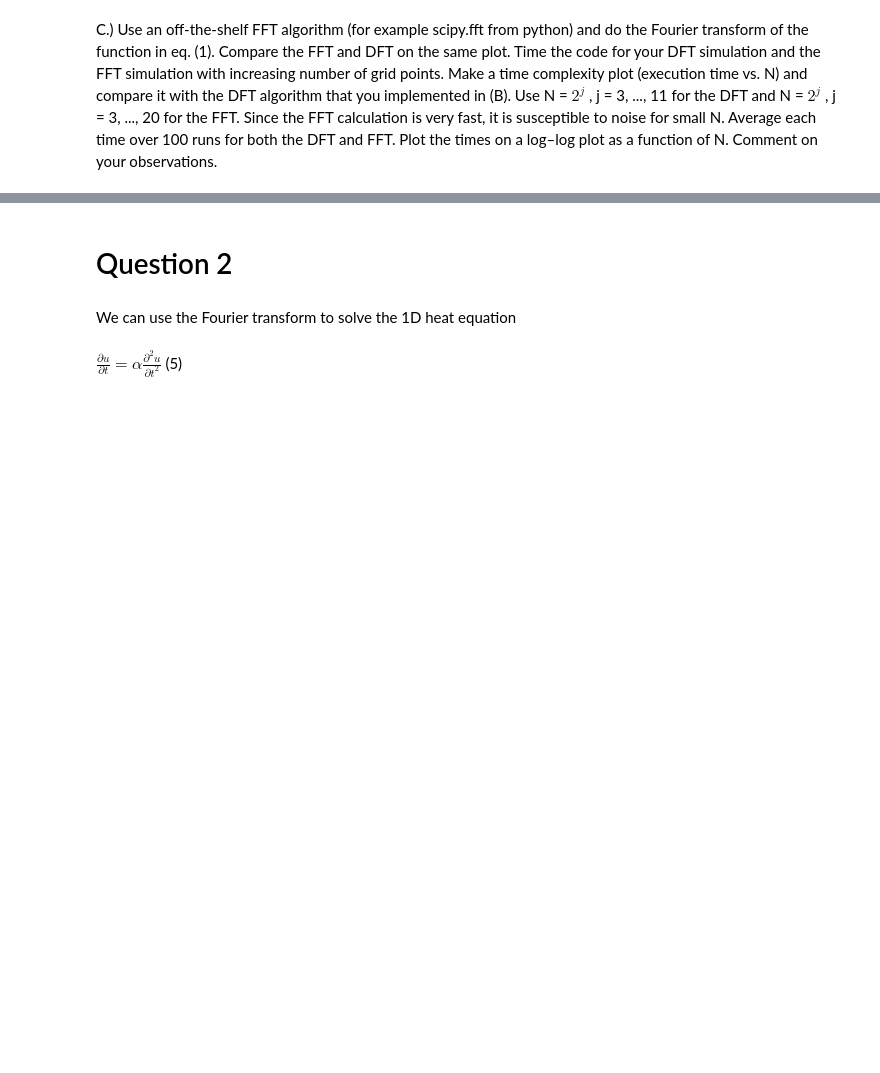
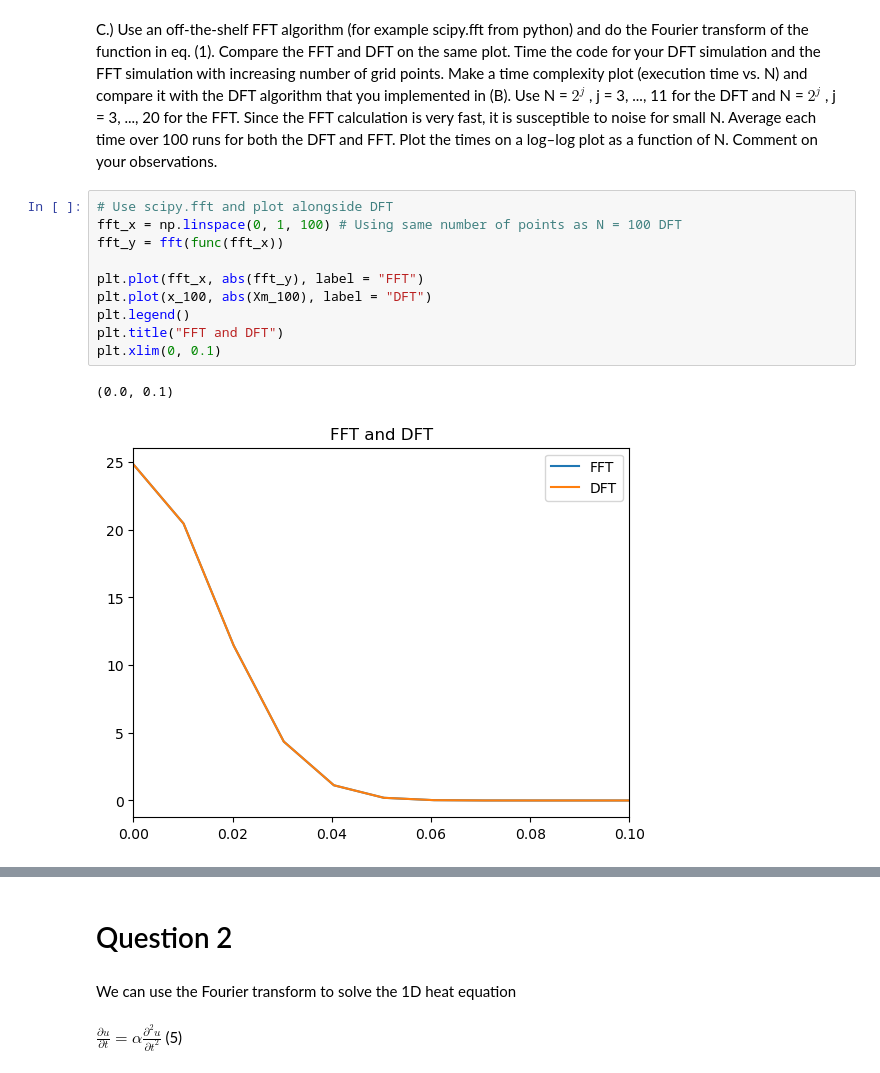
Before and after one commit to PolishJacob/ASTR5900_Projects, a Jupyter notebook: HW_05/Fourier.ipynb, the cells around one changed output, grey strips where cells are left out. Cells and saved outputs as stored; diff of their text form; blank space fills up the shorter version.

```diff
--- a/HW_05/Fourier.ipynb
+++ b/HW_05/Fourier.ipynb
@@ -111,3 +113,16 @@ compare it with the DFT algorithm that you implemented in (B). Use N = $2^j$
 is very fast, it is susceptible to noise for small N. Average each time over 100 runs for
 both the DFT and FFT. Plot the times on a log–log plot as a function of N. Comment
 on your observations.
+# %%
+# Use scipy.fft and plot alongside DFT
+fft_x = np.linspace(0, 1, 100) # Using same number of points as N = 100 DFT
+fft_y = fft(func(fft_x))
+
+plt.plot(fft_x, abs(fft_y), label = "FFT")
+plt.plot(x_100, abs(Xm_100), label = "DFT")
+plt.legend()
+plt.title("FFT and DFT")
+plt.xlim(0, 0.1)
+# %% [output]
+(0.0, 0.1)
+[figure, added]
```
Also changed, not shown: parts of 7 cells of this notebook.
